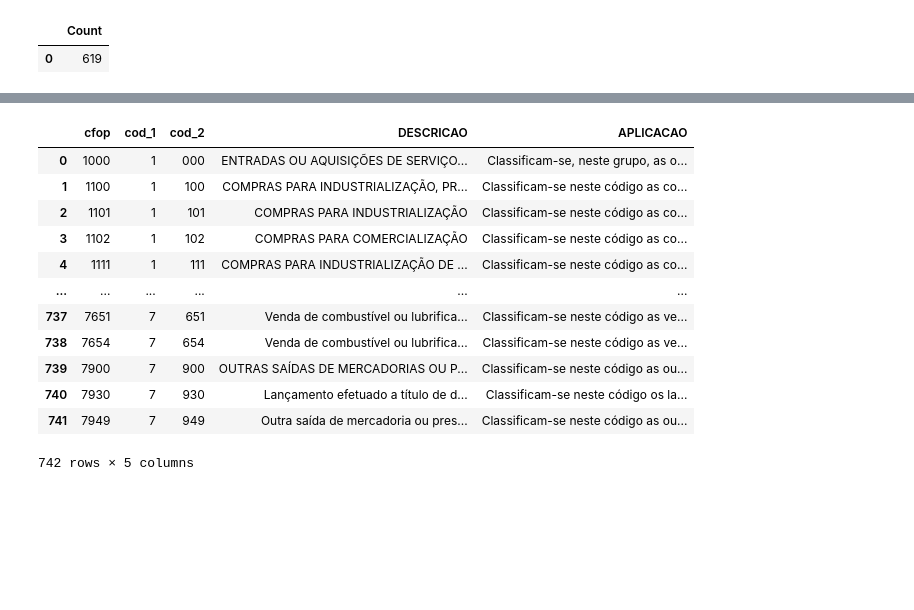
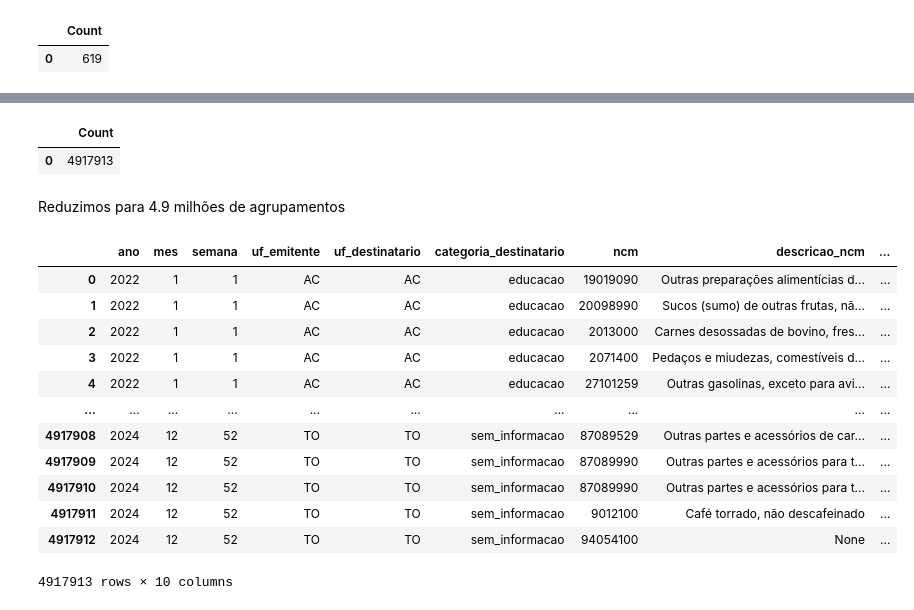
Before and after one commit to fredguth/mgi-mira-pipelines, a Jupyter notebook: nbs/compras_governo_mgi.ipynb, the cells around one changed output, grey strips where cells are left out. Drawn from its saved outputs; the diff is of its cells as text; code cells hidden in the pictures; blank space fills up the shorter version.

```diff
--- a/nbs/compras_governo_mgi.ipynb
+++ b/nbs/compras_governo_mgi.ipynb
@@ -490,16 +546,36 @@ ORDER BY cod_1, cod_2
+# %%
+db.execute("""
+            create or replace table raw.agrupamentos as
+            select
+                ano_emissao as ano, mes_emissao as mes, week(timestamp_emissao) as semana, uf_emitente, uf_destinatario,
+                CASE
+                    WHEN codigo_orgao_superior_destinatario = 26000 THEN 'educacao'
+                    WHEN codigo_orgao_superior_destinatario = 36000 THEN 'saude'
+                    WHEN codigo_orgao_superior_destinatario = -1 THEN 'sem_informacao'
+                    ELSE 'administracao'
+                END as categoria_destinatario,
+                ncm, descricao_ncm, cfop, sum(valor_item) as valor
+            from mgi.itens
+            group by all order by all
+           """).df()
+# %% [output]
+|  | Count |
+| 0 | 4917913 |
+# %% [markdown]
+Reduzimos para 4.9 milhões de agrupamentos
 # %%
-db.query("FROM raw.cfop3").df()
+db.query("from raw.agrupamentos").df()
 # %% [output]
-|  | cfop | cod_1 | cod_2 | DESCRICAO | APLICACAO |
-| 0 | 1000 | 1 | 000 | ENTRADAS OU AQUISIÇÕES DE SERVIÇO... | Classificam-se, neste grupo, as o... |
-| 1 | 1100 | 1 | 100 | COMPRAS PARA INDUSTRIALIZAÇÃO, PR... | Classificam-se neste código as co... |
-| 2 | 1101 | 1 | 101 | COMPRAS PARA INDUSTRIALIZAÇÃO | Classificam-se neste código as co... |
-| 3 | 1102 | 1 | 102 | COMPRAS PARA COMERCIALIZAÇÃO | Classificam-se neste código as co... |
-| 4 | 1111 | 1 | 111 | COMPRAS PARA INDUSTRIALIZAÇÃO DE ... | Classificam-se neste código as co... |
-| ... | ... | ... | ... | ... | ... |
-| 737 | 7651 | 7 | 651 | Venda de combustível ou lubrifica... | Classificam-se neste código as ve... |
-| 738 | 7654 | 7 | 654 | Venda de combustível ou lubrifica... | Classificam-se neste código as ve... |
-| 739 | 7900 | 7 | 900 | OUTRAS SAÍDAS DE MERCADORIAS OU P... | Classificam-se neste código as ou... |
-| 740 | 7930 | 7 | 930 | Lançamento efetuado a título de d... | Classificam-se neste código os la... |
-| 741 | 7949 | 7 | 949 | Outra saída de mercadoria ou pres... | Classificam-se neste código as ou... |
+|  | ano | mes | semana | uf_emitente | uf_destinatario | categoria_destinatario | ncm | descricao_ncm | ... |
+| 0 | 2022 | 1 | 1 | AC | AC | educacao | 19019090 | Outras preparações alimentícias d... | ... |
+| 1 | 2022 | 1 | 1 | AC | AC | educacao | 20098990 | Sucos (sumo) de outras frutas, nã... | ... |
+| 2 | 2022 | 1 | 1 | AC | AC | educacao | 2013000 | Carnes desossadas de bovino, fres... | ... |
+| 3 | 2022 | 1 | 1 | AC | AC | educacao | 2071400 | Pedaços e miudezas, comestíveis d... | ... |
+| 4 | 2022 | 1 | 1 | AC | AC | educacao | 27101259 | Outras gasolinas, exceto para avi... | ... |
+| ... | ... | ... | ... | ... | ... | ... | ... | ... | ... |
+| 4917908 | 2024 | 12 | 52 | TO | TO | sem_informacao | 87089529 | Outras partes e acessórios de car... | ... |
+| 4917909 | 2024 | 12 | 52 | TO | TO | sem_informacao | 87089990 | Outras partes e acessórios para t... | ... |
+| 4917910 | 2024 | 12 | 52 | TO | TO | sem_informacao | 87089990 | Outras partes e acessórios para t... | ... |
+| 4917911 | 2024 | 12 | 52 | TO | TO | sem_informacao | 9012100 | Café torrado, não descafeinado | ... |
+| 4917912 | 2024 | 12 | 52 | TO | TO | sem_informacao | 94054100 | None | ... |
-742 rows × 5 columns
+4917913 rows × 10 columns
```
Also changed, not shown: parts of 41 cells of this notebook, 1 other file.
